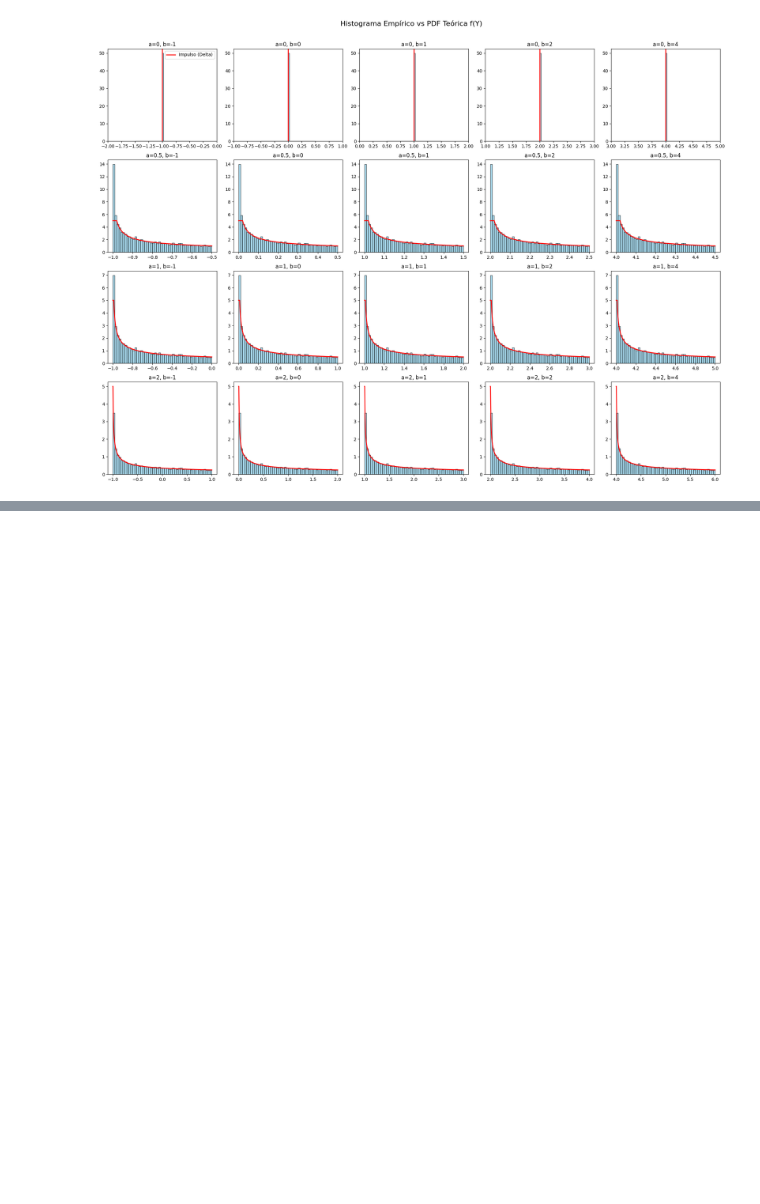
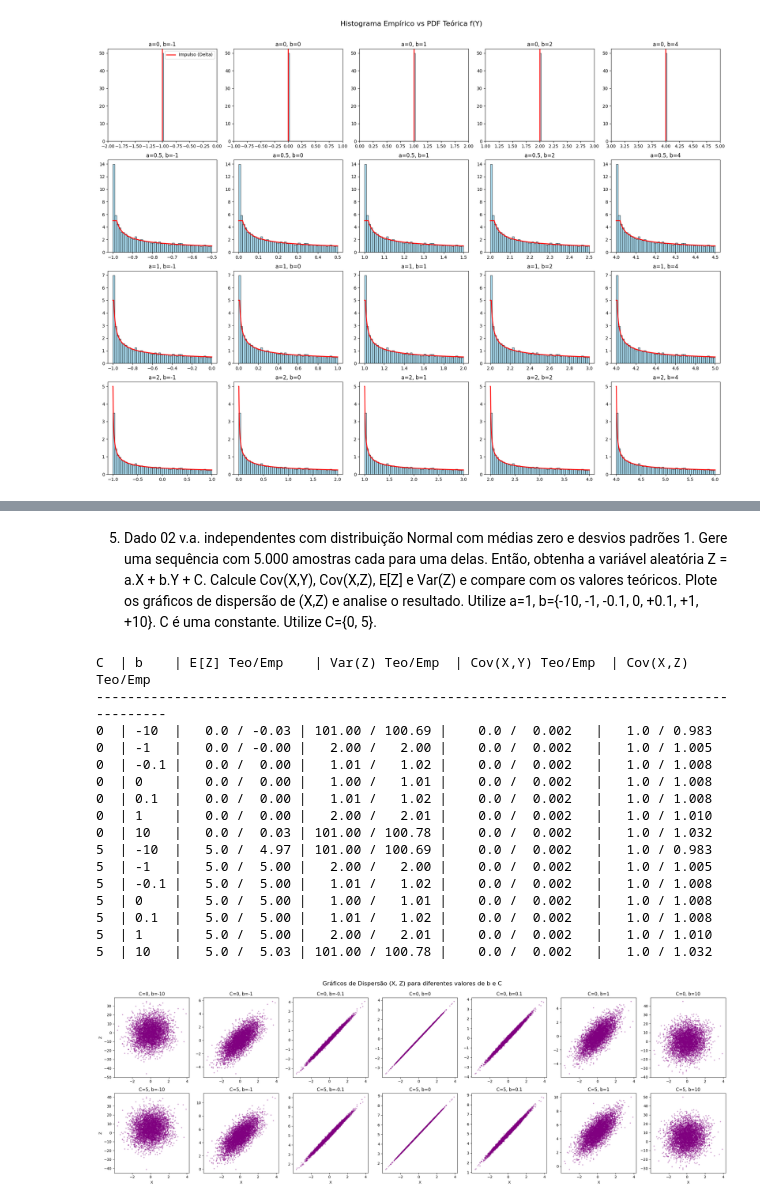
Before and after one commit to brunopaiva1/Aprendizado_nao_supervisionado, a Jupyter notebook: Lista1/Soma_Variaveis_Aleatorias.ipynb, the cells around one changed output, grey strips where cells are left out. Saved outputs shown, nothing was run; the diff lists cells and outputs as text; code cells hidden in the pictures; blank space fills up the shorter version.

```diff
--- a/Lista1/Soma_Variaveis_Aleatorias.ipynb
+++ b/Lista1/Soma_Variaveis_Aleatorias.ipynb
@@ -164,0 +267,65 @@ a    | b   | E[Y]    | Var(Y)  | E[XY]   | Cov(X,Y)  | rho(X,Y)
+# %% [markdown]
+5) Dado 02 v.a. independentes com distribuição Normal com médias zero e desvios padrões 1. Gere uma sequência com 5.000 amostras cada para uma delas. Então, obtenha a variável aleatória Z = a.X + b.Y + C. Calcule Cov(X,Y), Cov(X,Z), E[Z] e Var(Z) e compare com os valores teóricos. Plote os gráficos de dispersão de (X,Z) e analise o resultado. Utilize a=1, b={-10, -1, -0.1, 0, +0.1, +1, +10}. C é uma constante. Utilize C={0, 5}.
+# %%
+import numpy as np
+import matplotlib.pyplot as plt
+
+amostras = 5000
+a = 1
+vetor_b = [-10, -1, -0.1, 0, 0.1, 1, 10]
+vetor_C = [0, 5]
+
+X = np.random.normal(0, 1, amostras)
+Y = np.random.normal(0, 1, amostras)
+
+print(f"{'C':<2} | {'b':<4} | {'E[Z] Teo/Emp':<15} | {'Var(Z) Teo/Emp':<15} | {'Cov(X,Y) Teo/Emp':<17} | {'Cov(X,Z) Teo/Emp'}")
+print("-" * 90)
+
+fig, axs = plt.subplots(len(vetor_C), len(vetor_b), figsize=(24, 8))
+fig.suptitle('Gráficos de Dispersão (X, Z) para diferentes valores de b e C', fontsize=16)
+
+for i, C in enumerate(vetor_C):
+    for j, b in enumerate(vetor_b):
+        Z = a * X + b * Y + C
+
+        E_Z_emp = np.mean(Z)
+        Var_Z_emp = np.var(Z)
+        Cov_XY_emp = np.cov(X, Y)[0, 1]
+        Cov_XZ_emp = np.cov(X, Z)[0, 1]
+
+        E_Z_teo = C
+        Var_Z_teo = a**2 + b**2
+        Cov_XY_teo = 0
+        Cov_XZ_teo = a
+
+        print(f"{C:<2} | {b:<4} | {E_Z_teo:5.1f} / {E_Z_emp:5.2f} | {Var_Z_teo:6.2f} / {Var_Z_emp:6.2f} | {Cov_XY_teo:6.1f} / {Cov_XY_emp:6.3f}   | {Cov_XZ_teo:5.1f} / {Cov_XZ_emp:5.3f}")
+
+        ax = axs[i, j]
+        ax.scatter(X, Z, alpha=0.3, s=5, color='purple')
+        ax.set_title(f"C={C}, b={b}")
+        if j == 0:
+            ax.set_ylabel('Z')
+        if i == 1:
+            ax.set_xlabel('X')
+
+plt.tight_layout()
+plt.subplots_adjust(top=0.90)
+plt.show()
+# %% [output]
+C  | b    | E[Z] Teo/Emp    | Var(Z) Teo/Emp  | Cov(X,Y) Teo/Emp  | Cov(X,Z) Teo/Emp
+------------------------------------------------------------------------------------------
+0  | -10  |   0.0 / -0.03 | 101.00 / 100.69 |    0.0 /  0.002   |   1.0 / 0.983
+0  | -1   |   0.0 / -0.00 |   2.00 /   2.00 |    0.0 /  0.002   |   1.0 / 1.005
+0  | -0.1 |   0.0 /  0.00 |   1.01 /   1.02 |    0.0 /  0.002   |   1.0 / 1.008
+0  | 0    |   0.0 /  0.00 |   1.00 /   1.01 |    0.0 /  0.002   |   1.0 / 1.008
+0  | 0.1  |   0.0 /  0.00 |   1.01 /   1.02 |    0.0 /  0.002   |   1.0 / 1.008
+0  | 1    |   0.0 /  0.00 |   2.00 /   2.01 |    0.0 /  0.002   |   1.0 / 1.010
+0  | 10   |   0.0 /  0.03 | 101.00 / 100.78 |    0.0 /  0.002   |   1.0 / 1.032
+5  | -10  |   5.0 /  4.97 | 101.00 / 100.69 |    0.0 /  0.002   |   1.0 / 0.983
+5  | -1   |   5.0 /  5.00 |   2.00 /   2.00 |    0.0 /  0.002   |   1.0 / 1.005
+5  | -0.1 |   5.0 /  5.00 |   1.01 /   1.02 |    0.0 /  0.002   |   1.0 / 1.008
+5  | 0    |   5.0 /  5.00 |   1.00 /   1.01 |    0.0 /  0.002   |   1.0 / 1.008
+5  | 0.1  |   5.0 /  5.00 |   1.01 /   1.02 |    0.0 /  0.002   |   1.0 / 1.008
+5  | 1    |   5.0 /  5.00 |   2.00 /   2.01 |    0.0 /  0.002   |   1.0 / 1.010
+5  | 10   |   5.0 /  5.03 | 101.00 / 100.78 |    0.0 /  0.002   |   1.0 / 1.032
+[figure, added]
```
Also changed, not shown: parts of 4 cells of this notebook, 5 other files.
